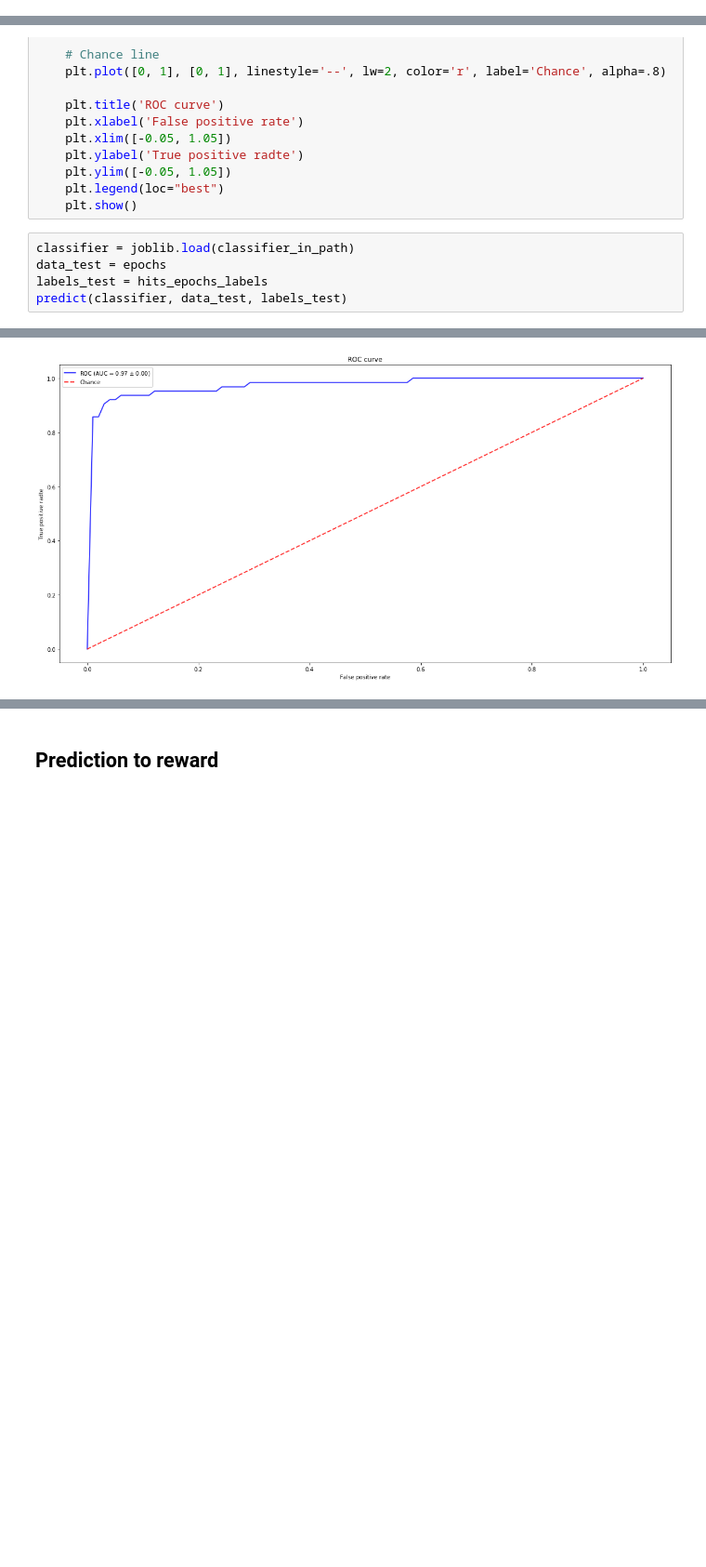
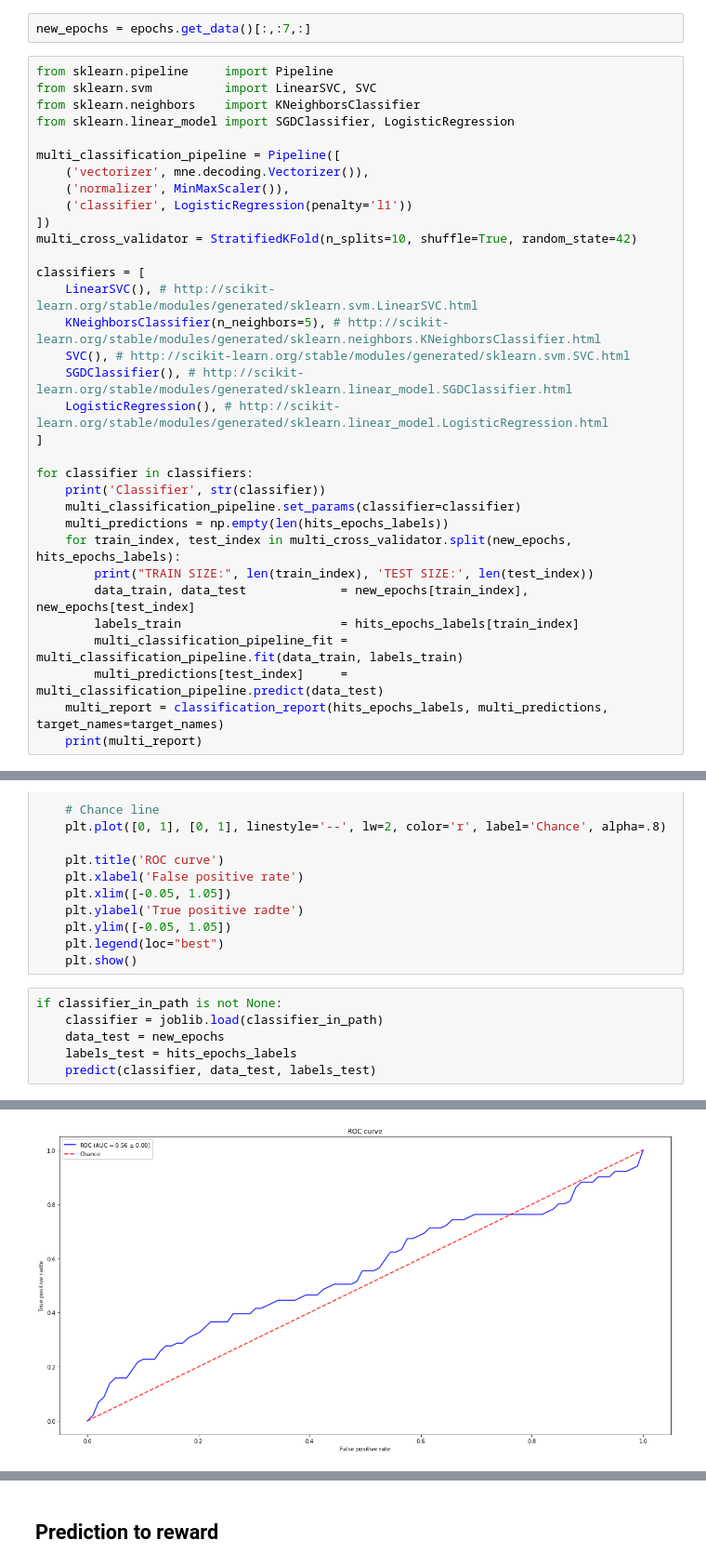
Before and after one commit to itba-proyecto-final/erp-classifier, a Jupyter notebook: erp classifier/notepads/NotepadV3.ipynb, the cells around one changed output, grey strips where cells are left out. Shown at 93% size. Drawn from its saved outputs; the diff is of its cells as text; blank space fills up the shorter version.

```diff
--- a/erp classifier/notepads/NotepadV3.ipynb
+++ b/erp classifier/notepads/NotepadV3.ipynb
@@ -321,3 +341,38 @@ def print_confusion_matrix(classifier, data_test, labels_test, cross_validator=N
     plt.colorbar()
     mne.viz.tight_layout()
     plt.show()
+# %%
+new_epochs = epochs.get_data()[:,:7,:]
+# %%
+from sklearn.pipeline     import Pipeline
+from sklearn.svm          import LinearSVC, SVC
+from sklearn.neighbors    import KNeighborsClassifier
+from sklearn.linear_model import SGDClassifier, LogisticRegression
+
+multi_classification_pipeline = Pipeline([
+    ('vectorizer', mne.decoding.Vectorizer()),
+    ('normalizer', MinMaxScaler()),
+    ('classifier', LogisticRegression(penalty='l1'))
+])
+multi_cross_validator = StratifiedKFold(n_splits=10, shuffle=True, random_state=42)
+
+classifiers = [
+    LinearSVC(), # http://scikit-learn.org/stable/modules/generated/sklearn.svm.LinearSVC.html
+    KNeighborsClassifier(n_neighbors=5), # http://scikit-learn.org/stable/modules/generated/sklearn.neighbors.KNeighborsClassifier.html
+    SVC(), # http://scikit-learn.org/stable/modules/generated/sklearn.svm.SVC.html
+    SGDClassifier(), # http://scikit-learn.org/stable/modules/generated/sklearn.linear_model.SGDClassifier.html
+    LogisticRegression(), # http://scikit-learn.org/stable/modules/generated/sklearn.linear_model.LogisticRegression.html
+]
+
+for classifier in classifiers:
+    print('Classifier', str(classifier))
+    multi_classification_pipeline.set_params(classifier=classifier)
+    multi_predictions = np.empty(len(hits_epochs_labels))
+    for train_index, test_index in multi_cross_validator.split(new_epochs, hits_epochs_labels):
+        print("TRAIN SIZE:", len(train_index), 'TEST SIZE:', len(test_index))
+        data_train, data_test             = new_epochs[train_index], new_epochs[test_index]
+        labels_train                      = hits_epochs_labels[train_index]
+        multi_classification_pipeline_fit = multi_classification_pipeline.fit(data_train, labels_train)
+        multi_predictions[test_index]     = multi_classification_pipeline.predict(data_test)
+    multi_report = classification_report(hits_epochs_labels, multi_predictions, target_names=target_names)
+    print(multi_report)
@@ -408,8 +507,9 @@ def predict(classifier, data_test, labels_test):
     plt.legend(loc="best")
     plt.show()
 # %%
-classifier = joblib.load(classifier_in_path)
-data_test = epochs
-labels_test = hits_epochs_labels
-predict(classifier, data_test, labels_test)
+if classifier_in_path is not None:
+    classifier = joblib.load(classifier_in_path)
+    data_test = new_epochs
+    labels_test = hits_epochs_labels
+    predict(classifier, data_test, labels_test)
 # %% [output]
@@ -417 +517 @@ Accuracy: 0.9387755102040817
-[figure, old version]
+[figure, new version]
```
Also changed, not shown: parts of 26 cells of this notebook.
